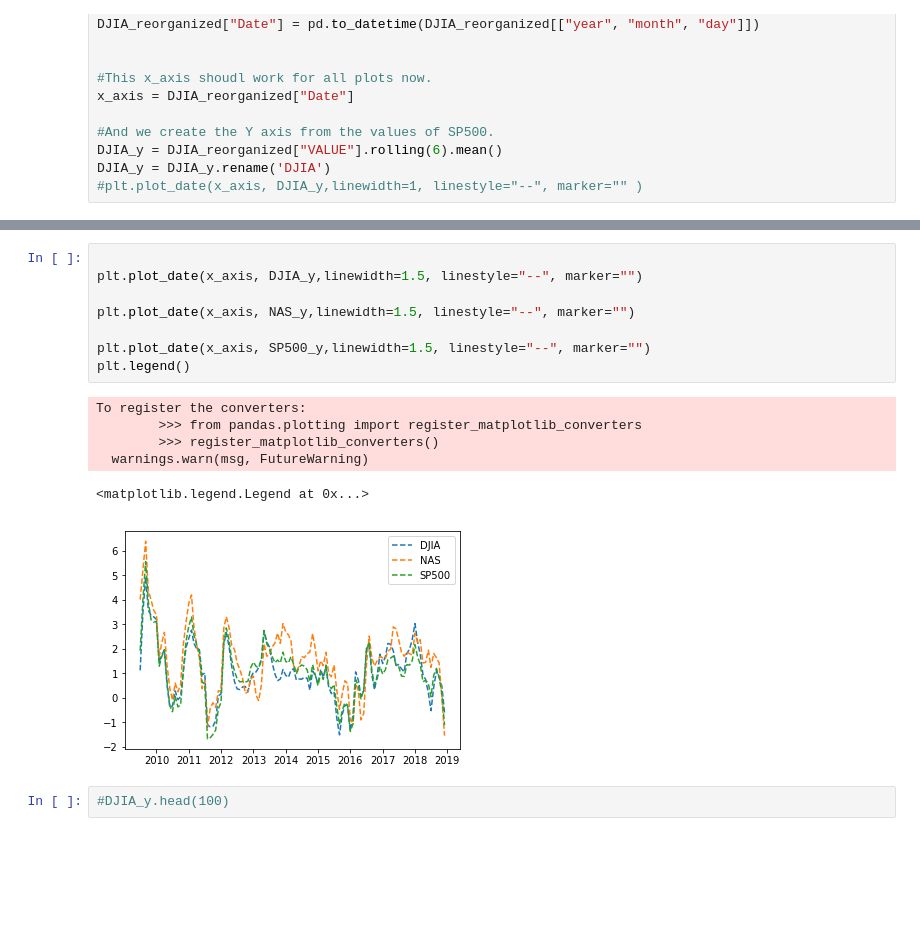
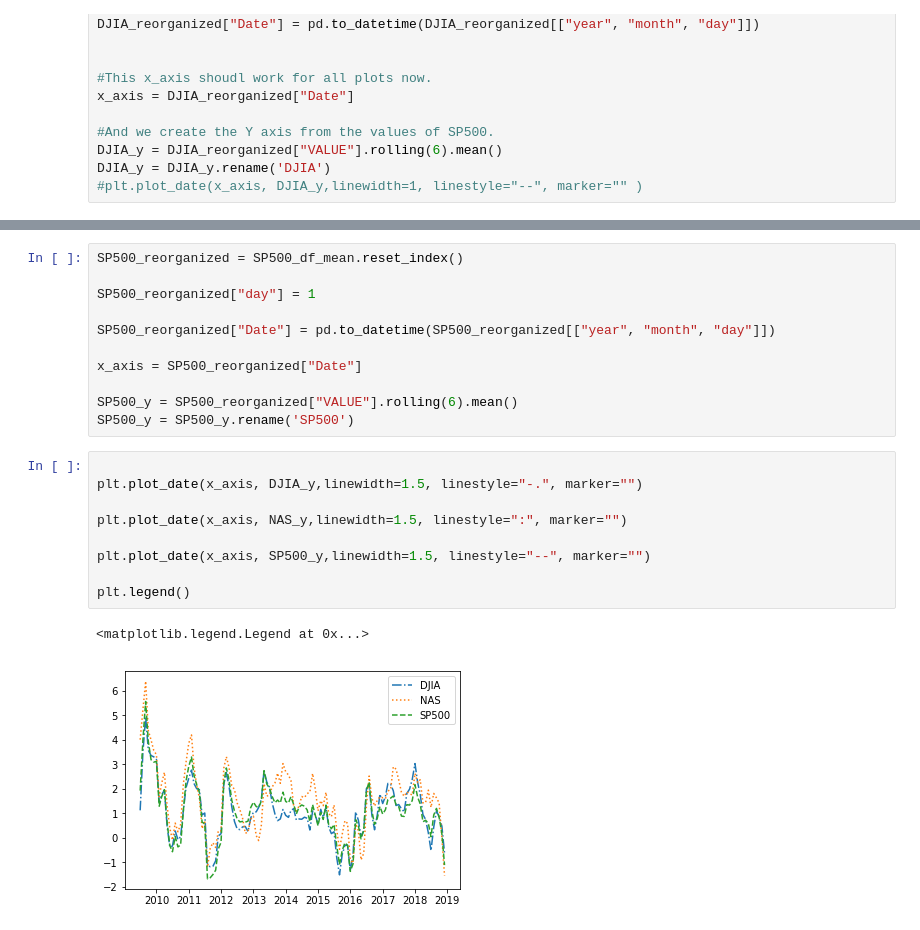
Before and after one commit to bagerson/Group10Project, a Jupyter notebook: readCSV_clean_data.ipynb, the cells around one changed output, grey strips where cells are left out. Saved outputs shown, nothing was run; the diff lists cells and outputs as text; blank space fills up the shorter version.

```diff
--- a/readCSV_clean_data.ipynb
+++ b/readCSV_clean_data.ipynb
@@ -146,17 +116,23 @@ SP500_y = SP500_y.rename('SP500')
+# %%
+SP500_reorganized = SP500_df_mean.reset_index()
+
+SP500_reorganized["day"] = 1
+
+SP500_reorganized["Date"] = pd.to_datetime(SP500_reorganized[["year", "month", "day"]])
+
+x_axis = SP500_reorganized["Date"]
+
+SP500_y = SP500_reorganized["VALUE"].rolling(6).mean()
+SP500_y = SP500_y.rename('SP500')
 # %%
 
-plt.plot_date(x_axis, DJIA_y,linewidth=1.5, linestyle="--", marker="")
+plt.plot_date(x_axis, DJIA_y,linewidth=1.5, linestyle="-.", marker="")
 
-plt.plot_date(x_axis, NAS_y,linewidth=1.5, linestyle="--", marker="")
+plt.plot_date(x_axis, NAS_y,linewidth=1.5, linestyle=":", marker="")
 
 plt.plot_date(x_axis, SP500_y,linewidth=1.5, linestyle="--", marker="")
+
 plt.legend()
 # %% [output]
-To register the converters:
-        >>> from pandas.plotting import register_matplotlib_converters
-        >>> register_matplotlib_converters()
-  warnings.warn(msg, FutureWarning)
+<matplotlib.legend.Legend at 0x...>
-<matplotlib.legend.Legend at 0x...>
-[figure, old version]
+[figure, new version]
-# %%
-#DJIA_y.head(100)
```
Also changed, not shown: parts of 3 cells of this notebook.
